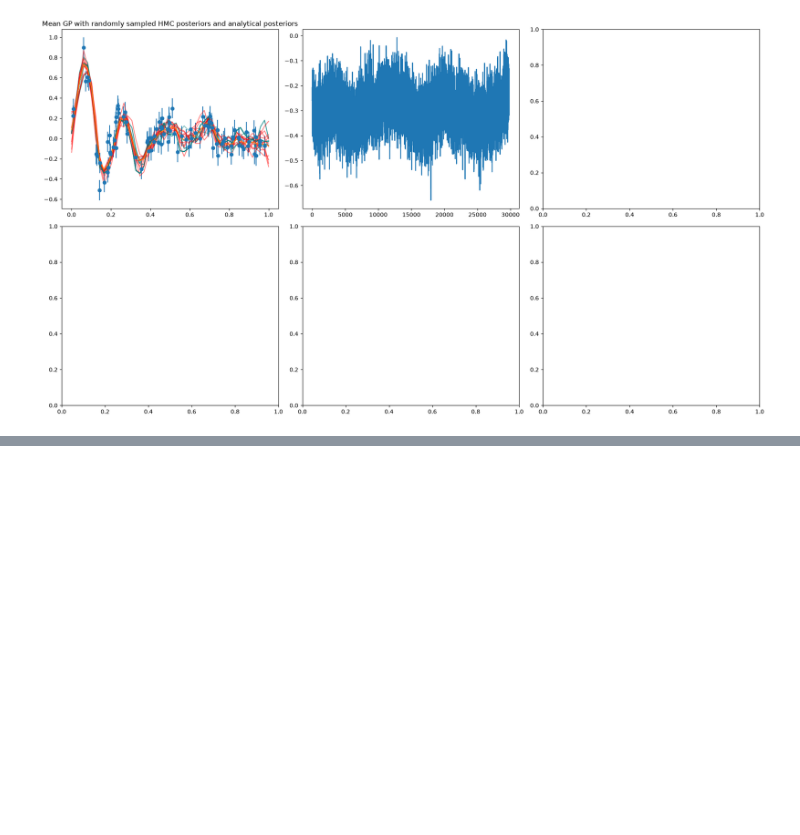
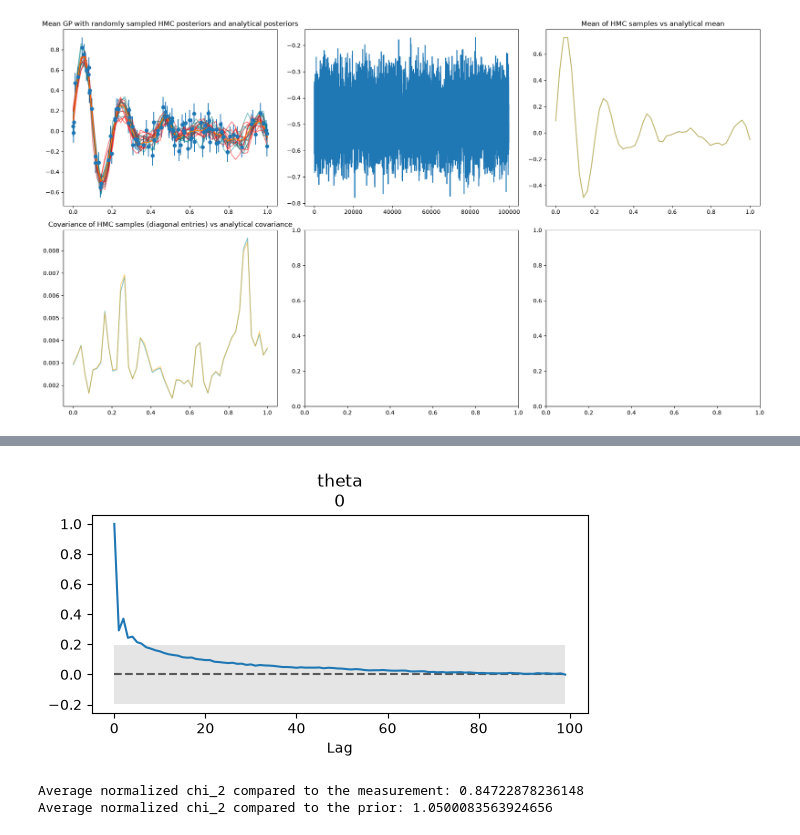
Before and after one commit to dtfrake/hmc-dust, a Jupyter notebook: Gaussian_Process_Using_HMC_Class.ipynb, the cells around one changed output, grey strips where cells are left out. Drawn from its saved outputs; the diff is of its cells as text; code cells hidden in the pictures; blank space fills up the shorter version.

```diff
--- a/Gaussian_Process_Using_HMC_Class.ipynb
+++ b/Gaussian_Process_Using_HMC_Class.ipynb
@@ -60,21 +75,24 @@ def KL_div_between_two_Gaussians(x1, cov1, x2, cov2, num_dimensions):
 # %%
-num_overall_steps = 30000
+num_overall_steps = 100000
 burn_in = 200
 def negative_logdensity(x):
-    negative_log_p_d_given_s = 0.5*(y_obs - R @ x).T @ inv_cov_data_matrix @ (y_obs - R @ x)
-    negative_log_p_s = 0.5*x.T @ inv_cov_prior_matrix @ x
+    # the first two lines do HMC in actual GP space; the next two do HMC in white noise space
+    #negative_log_p_d_given_s = 0.5*(y_obs - R @ x).T @ inv_cov_data_matrix @ (y_obs - R @ x)
+    #negative_log_p_s = 0.5*x.T @ inv_cov_prior_matrix @ x
+    negative_log_p_d_given_s = 0.5*(y_obs - R_enhanced @ x).T @ inv_cov_data_matrix @ (y_obs - R_enhanced @ x)
+    negative_log_p_s = 0.5*x.T @ x
     return negative_log_p_d_given_s + negative_log_p_s
 
 sampler = HMCSampler(
     negative_logdensity=negative_logdensity,
-    num_integration_steps=40,
-    step_size=0.025,
+    num_integration_steps=10,
+    step_size=0.02,
     inv_mass_matrix = jnp.eye(num_dimensions),
     alpha=1.0
 )
 
 # 3. Setup execution seed and coordinates, then run!
-rng = jr.PRNGKey(1)
+rng = jr.PRNGKey(2)
 initial_coordinates = jnp.zeros(num_dimensions)
 
 overall_position_arr, overall_momentum_arr, accept_prob_arr = sampler.sample(
@@ -83,34 +101,65 @@ overall_position_arr, overall_momentum_arr, accept_prob_arr = sampler.sample(
     burn_in = burn_in,
     rng_key=rng
 )
+
+# ONLY INCLUDE THIS LINE IF OVERALL_POSITION_ARR_IS_IN_WHITE_NOISE
+overall_position_arr = (overall_position_arr @ L_K.T)
 # %%
 num_good_samples = num_overall_steps - burn_in
+
+
 rng, key = jr.split(rng)
 fig, axes = plt.subplots(2, 3, figsize=(18, 10))
+mean_position = overall_position_arr.sum(axis=0)/num_good_samples
 axes[0][0].errorbar(x_obs, y_obs, yerr=y_obs_err, fmt='o', label='Observations')
 noise = jr.normal(key, shape = (num_dimensions, num_overall_steps))
 noise_sample_from_posterior_array = M[:, None] + L_D @ noise
+
+
+
+
+HMC_sample_mean = jnp.average(overall_position_arr, axis=0)
+cov_HMC_data = jnp.cov(overall_position_arr,rowvar = False)
+normalized_HMC_data = (jnp.linalg.solve(L_D, overall_position_arr.T - M[:, None])).T
+mean_normalized_HMC_data = jnp.average(normalized_HMC_data, axis = 0)
+cov_normalized_HMC_data = jnp.cov(normalized_HMC_data, rowvar = False)
+cov_random_posterior_samples = jnp.cov(noise_sample_from_posterior_array.T, rowvar = False)
+KL_div = KL_div_between_two_Gaussians(M, D, HMC_sample_mean, cov_HMC_data, num_dimensions)
+KL_div_normalized = KL_div_between_two_Gaussians(jnp.zeros(num_dimensions), jnp.eye(num_dimensions), mean_normalized_HMC_data, cov_normalized_HMC_data, num_dimensions)
+
+diag_cov_HMC_data = jnp.diag(cov_HMC_data)
+diag_analytical_cov_HMC_data = jnp.diag(D)
+
 for i in range (0, 10):
-    axes[0][0].plot(fixed_points_linspace, overall_position_arr[i, :], color = "teal", alpha = 0.5);
+    axes[0][0].plot(fixed_points_linspace, overall_position_arr[100*i, :], color = "teal", alpha = 0.5);
     axes[0][0].plot(fixed_points_linspace, noise_sample_from_posterior_array[:, i], color = "red", alpha = 0.5)
 axes[0][0].plot(fixed_points_linspace, M)
 axes[0][0].set_title("Mean GP with randomly sampled HMC posteriors and analytical posteriors")
 
 time_arr = jnp.arange(num_good_samples)
 axes[0][1].plot(time_arr, overall_position_arr[:, 30] - overall_position_arr[:, 1])
+axes[0][2].plot(fixed_points_linspace, mean_position, color = "teal", alpha = 0.5)
+axes[0][2].plot(fixed_points_linspace, M, color = "orange", alpha = 0.5)
+axes[0][2].set_title("Mean of HMC samples vs analytical mean")
+axes[1][0].plot(fixed_points_linspace, diag_cov_HMC_data, color = "teal", alpha = 0.5)
+axes[1][0].plot(fixed_points_linspace, diag_analytical_cov_HMC_data, color = "orange", alpha = 0.5)
+axes[1][0].set_title("Covariance of HMC samples (diagonal entries) vs analytical covariance")
 plt.tight_layout()
 plt.show()
 
+#overall_position_arr shape: (num_samples, 50) -- (draw, dimension)
+posterior_samples = overall_position_arr[np.newaxis, :, :]  # add chain axis -> (1, num_samples, 50)
 
-HMC_sample_mean = jnp.average(overall_position_arr, axis=0)
-cov_HMC_data = jnp.cov(overall_position_arr,rowvar = False)
-normalized_HMC_data = (jnp.linalg.inv(L_D) @ (overall_position_arr.T - M[:, None])).T
-mean_normalized_HMC_data = jnp.average(normalized_HMC_data, axis = 0)
-cov_normalized_HMC_data = jnp.cov(normalized_HMC_data, rowvar = False)
-cov_random_posterior_samples = jnp.cov(noise_sample_from_posterior_array.T, rowvar = False)
-KL_div = KL_div_between_two_Gaussians(M, D, HMC_sample_mean, cov_HMC_data, num_dimensions)
-KL_div_normalized = KL_div_between_two_Gaussians(jnp.zeros(num_dimensions), jnp.eye(num_dimensions), mean_normalized_HMC_data, cov_normalized_HMC_data, num_dimensions)
-print(f"KL_div using original mean/variances: {KL_div} Normalized KL_div: {KL_div_normalized}")
-print(f"Covariance matrix of normalized HMC data (should be the identity): {cov_normalized_HMC_data}")
+idata = az.from_dict({"posterior": {"theta": posterior_samples}})
+param_index = 0  # which of your 50 parameters you want
+
+az.plot_autocorr(idata, var_names="theta", coords={"theta_dim_0": [param_index]})
+
+ess_all = az.ess(idata, var_names="theta")  # a Dataset, ESS for all 50 parameters at once
+
+ess_param = ess_all["theta"].sel(theta_dim_0=param_index).values
+print(f"ESS for parameter {param_index}: {ess_param}")
+print(f"KL_div using original mean/variances per dimension: {KL_div/num_dimensions} Normalized KL_div per dimension: {KL_div_normalized/num_dimensions}")
+# print(f"Covariance matrix of normalized HMC data (should be the identity): {cov_normalized_HMC_data}")
 # %% [output]
-[figure, old version]
+[figure, new version]
@@ -136,0 +168,10 @@ Covariance matrix of normalized HMC data (should be the identity): [[ 6.67293906
+[figure, added]
+# %%
+chi_2_residues_for_data = (R @ overall_position_arr.T).T - y_obs
+normalized_chi_2_measurment = jnp.einsum('ij, jk, ik -> i', chi_2_residues_for_data, inv_cov_data_matrix, chi_2_residues_for_data)/num_data
+normalized_chi_2_prior = jnp.einsum('ij, jk, ik -> i', overall_position_arr, inv_cov_prior_matrix, overall_position_arr)/num_dimensions
+print(f"Average normalized chi_2 compared to the measurement: {jnp.average(normalized_chi_2_measurment)}")
+print(f"Average normalized chi_2 compared to the prior: {jnp.average(normalized_chi_2_prior)}")
+# %% [output]
+Average normalized chi_2 compared to the measurement: 0.84722878236148
+Average normalized chi_2 compared to the prior: 1.0500083563924656
```
Also changed, not shown: parts of 2 cells of this notebook, 12 other files.
